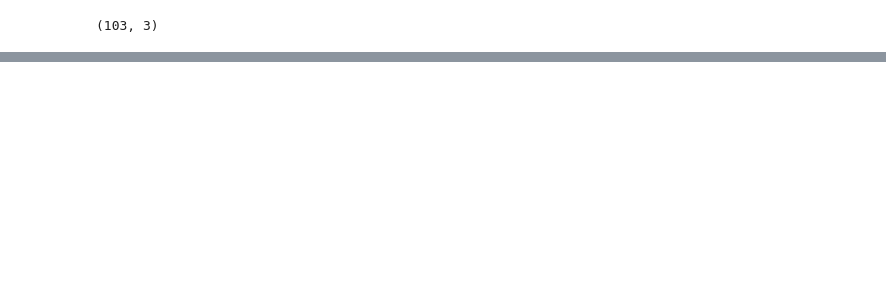
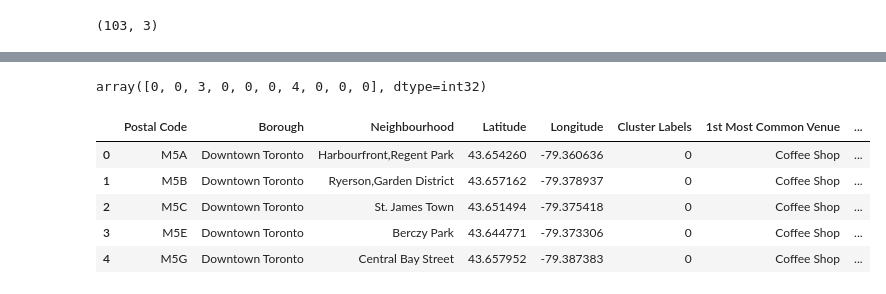
Before and after one commit to elliemills/Coursera_Capstone, a Jupyter notebook: Segmenting and Clustering Neighbourhoods.ipynb, the cells around one changed output, grey strips where cells are left out. Cells and saved outputs as stored; diff of their text form; code cells hidden in the pictures; blank space fills up the shorter version.

```diff
--- a/Segmenting and Clustering Neighbourhoods.ipynb
+++ b/Segmenting and Clustering Neighbourhoods.ipynb
@@ -89,0 +518,3 @@ pc2_df.shape
+# %%
+downtowntoronto_grouped = downtowntoronto_onehot.groupby('Neighbourhood').mean().reset_index()
+downtowntoronto_grouped
@@ -89,0 +579,21 @@ pc2_df.shape
+# %%
+num_top_venues = 10
+
+indicators = ['st', 'nd', 'rd']
+
+# create columns according to number of top venues
+columns = ['Neighbourhood']
+for ind in np.arange(num_top_venues):
+    try:
+        columns.append('{}{} Most Common Venue'.format(ind+1, indicators[ind]))
+    except:
+        columns.append('{}th Most Common Venue'.format(ind+1))
+
+# create a new dataframe
+neighbourhoods_venues_sorted = pd.DataFrame(columns=columns)
+neighbourhoods_venues_sorted['Neighbourhood'] = downtowntoronto_grouped['Neighbourhood']
+
+for ind in np.arange(downtowntoronto_grouped.shape[0]):
+    neighbourhoods_venues_sorted.iloc[ind, 1:] = return_most_common_venues(downtowntoronto_grouped.iloc[ind, :], num_top_venues)
+
+neighbourhoods_venues_sorted.head()
@@ -89,0 +607,30 @@ pc2_df.shape
+# %%
+# set number of clusters
+kclusters = 5
+
+downtowntoronto_grouped_clustering = downtowntoronto_grouped.drop('Neighbourhood', 1)
+
+# run k-means clustering
+kmeans = KMeans(n_clusters=kclusters, random_state=0).fit(downtowntoronto_grouped_clustering)
+
+# check cluster labels generated for each row in the dataframe
+kmeans.labels_[0:10]
+# %% [output]
+array([0, 0, 3, 0, 0, 0, 4, 0, 0, 0], dtype=int32)
+# %%
+# add clustering labels
+neighbourhoods_venues_sorted.insert(0, 'Cluster Labels', kmeans.labels_)
+
+downtowntoronto_merged = downtowntoronto_data
+
+# merge toronto_grouped with toronto_data to add latitude/longitude for each neighborhood
+downtowntoronto_merged = downtowntoronto_merged.join(neighbourhoods_venues_sorted.set_index('Neighbourhood'), on='Neighbourhood')
+
+downtowntoronto_merged.head() # check the last columns!
+# %% [output]
+|  | Postal Code | Borough | Neighbourhood | Latitude | Longitude | Cluster Labels | 1st Most Common Venue | ... |
+| 0 | M5A | Downtown Toronto | Harbourfront,Regent Park | 43.654260 | -79.360636 | 0 | Coffee Shop | ... |
+| 1 | M5B | Downtown Toronto | Ryerson,Garden District | 43.657162 | -79.378937 | 0 | Coffee Shop | ... |
+| 2 | M5C | Downtown Toronto | St. James Town | 43.651494 | -79.375418 | 0 | Coffee Shop | ... |
+| 3 | M5E | Downtown Toronto | Berczy Park | 43.644771 | -79.373306 | 0 | Coffee Shop | ... |
+| 4 | M5G | Downtown Toronto | Central Bay Street | 43.657952 | -79.387383 | 0 | Coffee Shop | ... |
```
Also changed, not shown: parts of 48 cells of this notebook.
